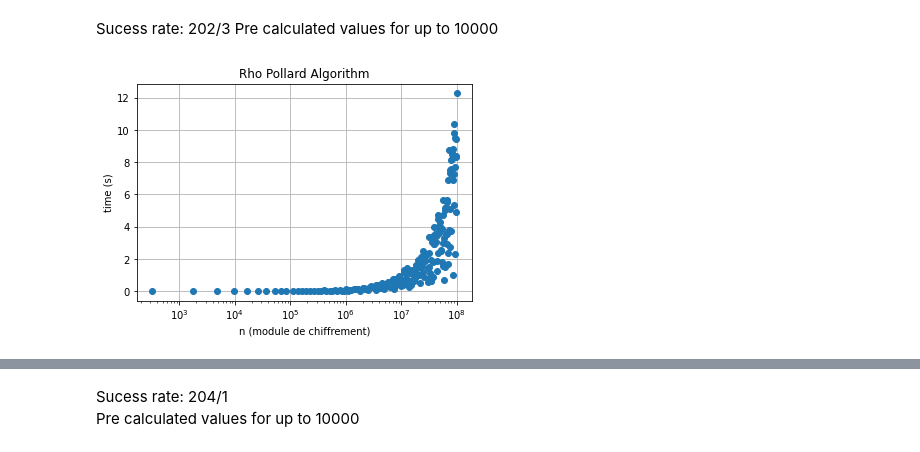
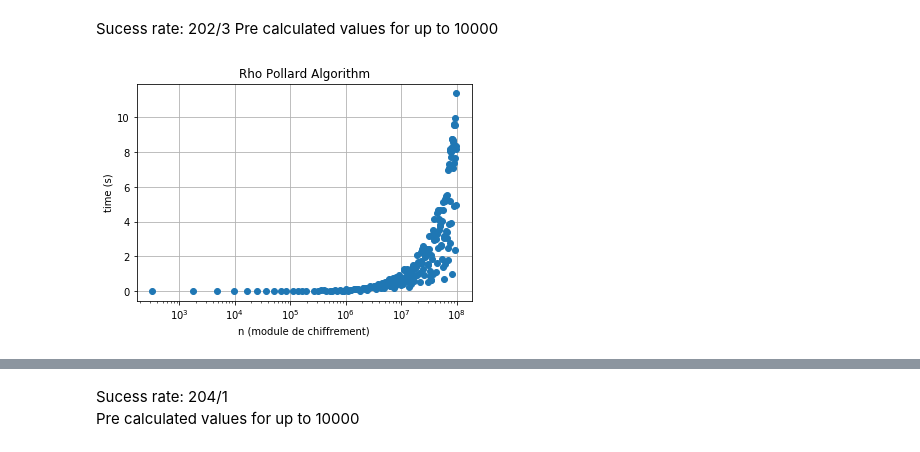
Before and after one commit to matiboux/epita-s6-fmsi, a Jupyter notebook: Notebook.ipynb, the cells around one changed output, grey strips where cells are left out. Saved outputs shown, nothing was run; the diff lists cells and outputs as text; code cells hidden in the pictures.

```diff
--- a/Notebook.ipynb
+++ b/Notebook.ipynb
@@ -305,15 +305,15 @@ prime_array_rho = [6, 323, 1763, 4757, 9797, 16637, 25591, 36863, 51983, 67591,
 # %%
 fig, rho = plt.subplots()
-rho.plot(prime_array_fermat, time_array_fermat,'o')
+rho.plot(prime_array_rho, time_array_rho,'o')
 
 rho.set(xlabel='n (module de chiffrement)', ylabel='time (s)',
        title='Rho Pollard Algorithm')
 rho.grid()
 plt.xscale("log")
-#fig.savefig("test.png")
+fig.savefig("rho_small.png")
 plt.show()
 # %% [output]
-[figure, old version]
+[figure, new version]
 # %%
 bits_rho = [6, 10, 12, 14, 16, 18, 20, 22, 24, 26, 28, 30, 32, 34, 36, 38, 40, 42, 44, 46, 48, 50, 52, 54, 56, 58, 60, 62]
 time_rho = [0.0, 0.0, 0.0, 0.0, 0.0, 0.0, 0.0, 0.0, 0.0, 0.0, 0.0001, 0.0001, 0.0005, 0.0002, 0.0008, 0.0009, 0.001, 0.0023, 0.0043, 0.0023, 0.0008, 0.0002, 0.0069, 0.0199, 0.0183, 0.0079, 0.029, 0.023]
```
Also changed, not shown: parts of 14 cells of this notebook, 6 other files.
